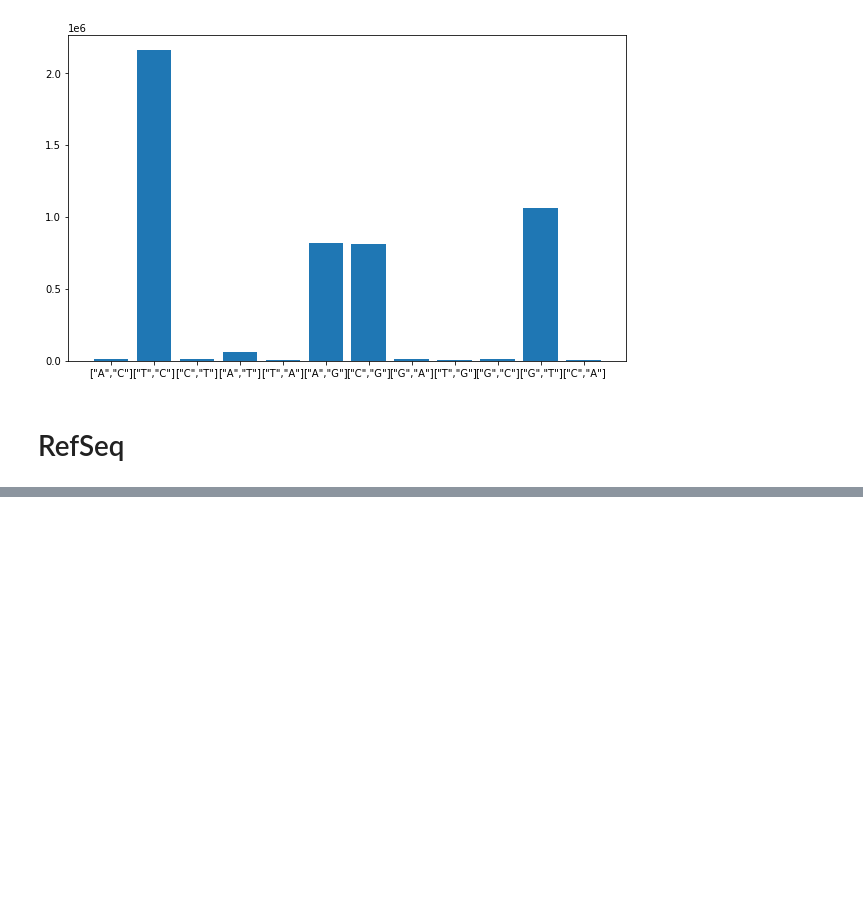
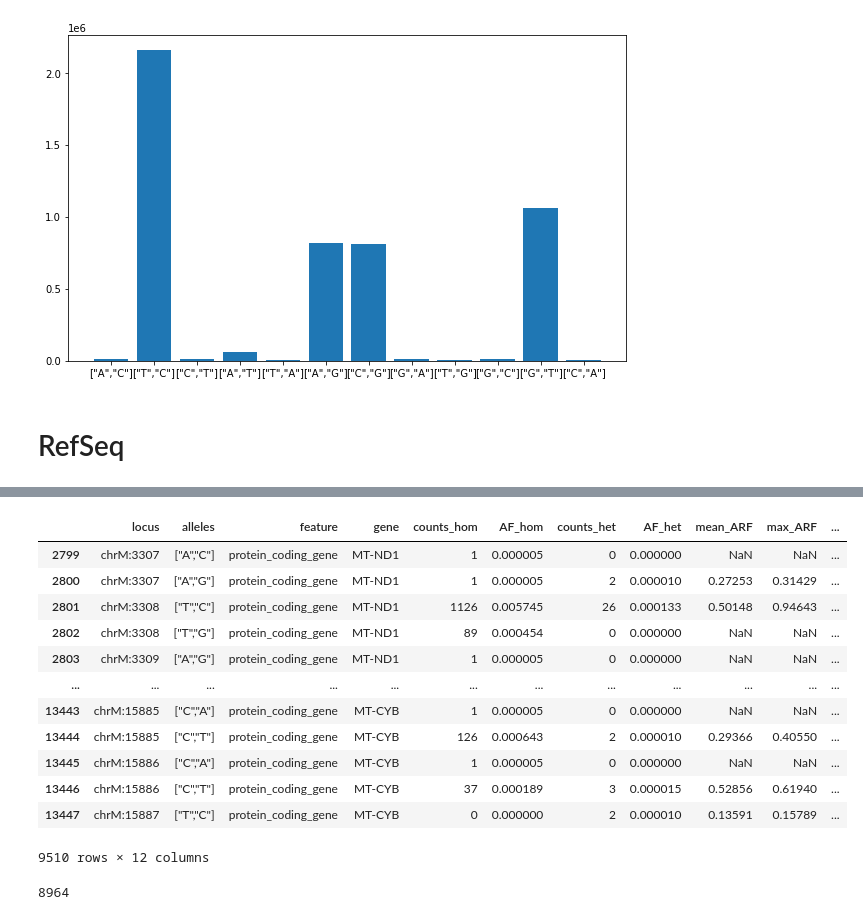
Before and after one commit to mitoclub/pr-29-trna-or-mutagenesis, a Jupyter notebook: local scripts/HelixMT.ipynb, the cells around one changed output, grey strips where cells are left out. Cells and saved outputs as stored; diff of their text form; code cells hidden in the pictures; blank space fills up the shorter version.

```diff
--- a/local scripts/HelixMT.ipynb
+++ b/local scripts/HelixMT.ipynb
@@ -156,0 +163,39 @@ False
+# %%
+cds_subs_helix_df = only_subs_helix_df.loc[only_subs_helix_df.feature=='protein_coding_gene']
+cds_subs_helix_df
+# %% [output]
+|  | locus | alleles | feature | gene | counts_hom | AF_hom | counts_het | AF_het | mean_ARF | max_ARF | ... |
+| 2799 | chrM:3307 | ["A","C"] | protein_coding_gene | MT-ND1 | 1 | 0.000005 | 0 | 0.000000 | NaN | NaN | ... |
+| 2800 | chrM:3307 | ["A","G"] | protein_coding_gene | MT-ND1 | 1 | 0.000005 | 2 | 0.000010 | 0.27253 | 0.31429 | ... |
+| 2801 | chrM:3308 | ["T","C"] | protein_coding_gene | MT-ND1 | 1126 | 0.005745 | 26 | 0.000133 | 0.50148 | 0.94643 | ... |
+| 2802 | chrM:3308 | ["T","G"] | protein_coding_gene | MT-ND1 | 89 | 0.000454 | 0 | 0.000000 | NaN | NaN | ... |
+| 2803 | chrM:3309 | ["A","G"] | protein_coding_gene | MT-ND1 | 1 | 0.000005 | 0 | 0.000000 | NaN | NaN | ... |
+| ... | ... | ... | ... | ... | ... | ... | ... | ... | ... | ... | ... |
+| 13443 | chrM:15885 | ["C","A"] | protein_coding_gene | MT-CYB | 1 | 0.000005 | 0 | 0.000000 | NaN | NaN | ... |
+| 13444 | chrM:15885 | ["C","T"] | protein_coding_gene | MT-CYB | 126 | 0.000643 | 2 | 0.000010 | 0.29366 | 0.40550 | ... |
+| 13445 | chrM:15886 | ["C","A"] | protein_coding_gene | MT-CYB | 1 | 0.000005 | 0 | 0.000000 | NaN | NaN | ... |
+| 13446 | chrM:15886 | ["C","T"] | protein_coding_gene | MT-CYB | 37 | 0.000189 | 3 | 0.000015 | 0.52856 | 0.61940 | ... |
+| 13447 | chrM:15887 | ["T","C"] | protein_coding_gene | MT-CYB | 0 | 0.000000 | 2 | 0.000010 | 0.13591 | 0.15789 | ... |
+9510 rows × 12 columns
+# %%
+syn_subs_ids = []
+for cds in rCRS_cds:
+    start = cds.location.start
+    end = cds.location.end
+    gene_df = cds_subs_helix_df.loc[(cds_subs_helix_df.locus.str[5:] > str(start)) & (cds_subs_helix_df.locus.str[5:] < str(end))]
+    sequence = refseq.seq[start-1:end-1]
+    protein = sequence.translate(table=2, to_stop=True)
+    # print(start, end)
+    # print(gene_df.gene.unique())
+    for idx in range(len(gene_df)):
+        sub = gene_df.iloc[idx]
+        position = int(sub.locus[5:])
+        mut_sequence = MutableSeq(refseq.seq)
+        mut_sequence[position-1] = sub.alleles[6:7]
+        mut_sequence = mut_sequence[start-1:end-1]
+        mut_protein = mut_sequence.translate(table=2, to_stop=True)
+        if protein == mut_protein:
+            syn_subs_ids.append(sub.name)
+len(syn_subs_ids)
+# %% [output]
+8964
```
Also changed, not shown: parts of 17 cells of this notebook.
